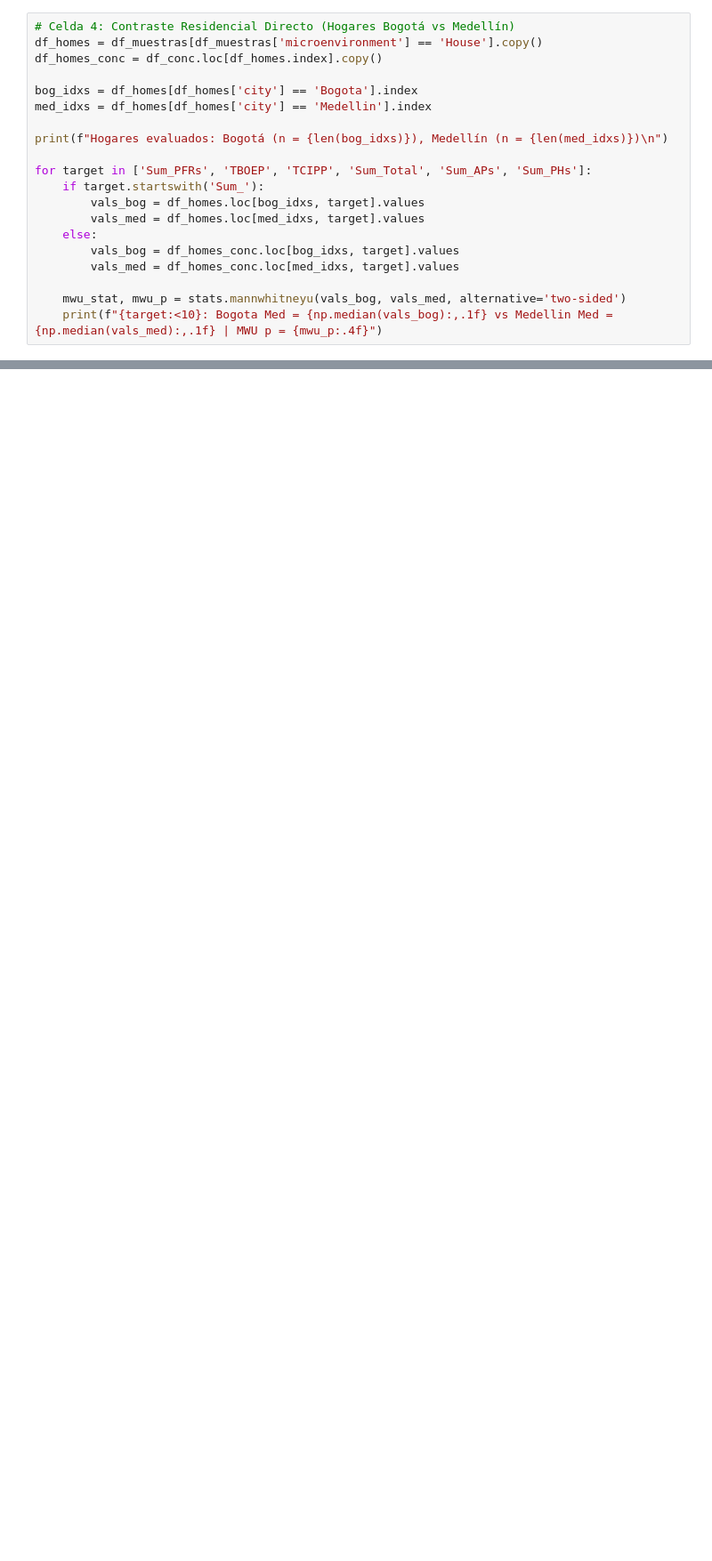
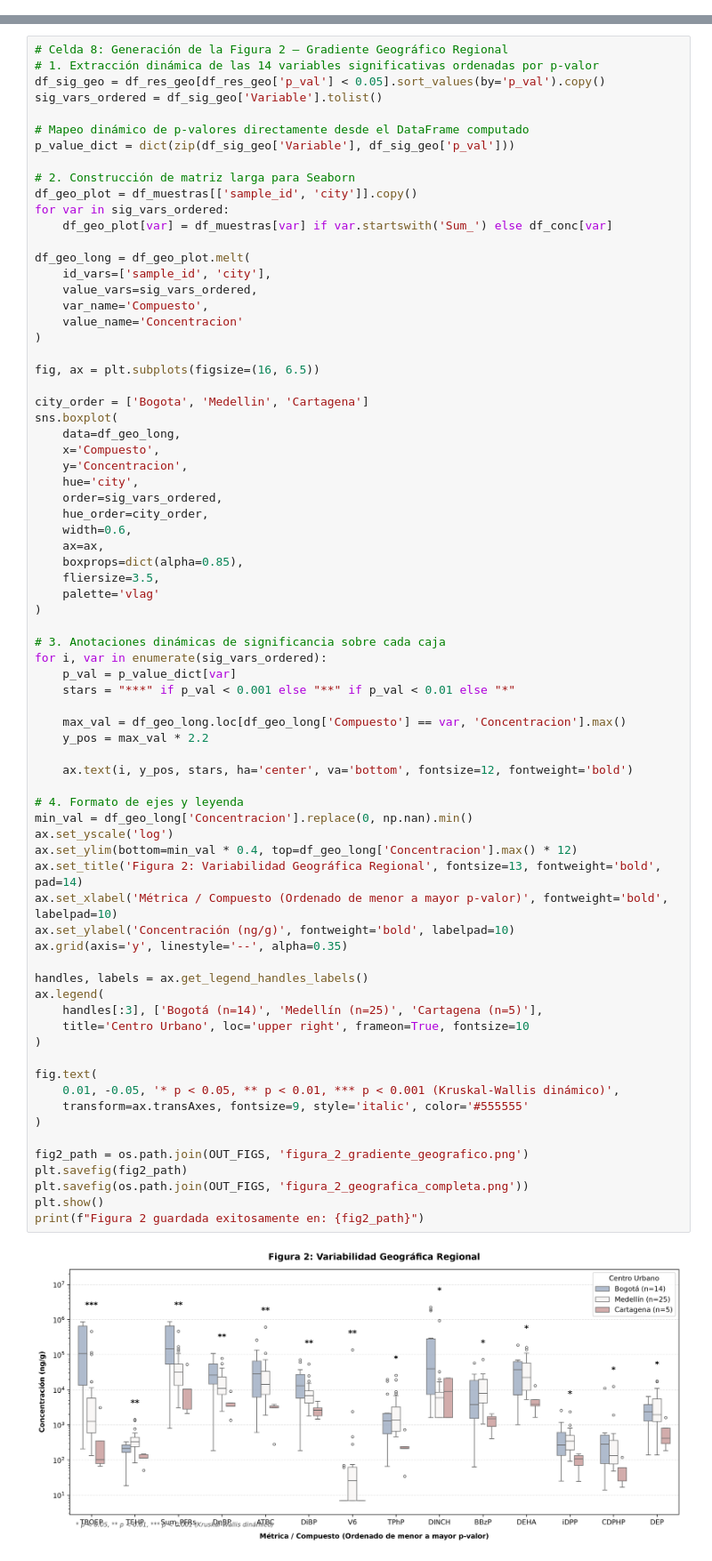
Before and after one commit to EddiazOS/LC_data_review, a Jupyter notebook: 05_Analisis_Reproducible/notebooks/02_nivel_2_variabilidad_espacial.ipynb, the cells around one changed output, grey strips where cells are left out. Shown at 89% size. Cells and saved outputs as stored; diff of their text form; blank space fills up the shorter version.

```diff
--- a/05_Analisis_Reproducible/notebooks/02_nivel_2_variabilidad_espacial.ipynb
+++ b/05_Analisis_Reproducible/notebooks/02_nivel_2_variabilidad_espacial.ipynb
@@ -81,20 +125,0 @@ for metric in ['Sum_Total', 'Sum_PHs', 'Sum_APs', 'Sum_PFRs']:
-# %%
-# Celda 4: Contraste Residencial Directo (Hogares Bogotá vs Medellín)
-df_homes = df_muestras[df_muestras['microenvironment'] == 'House'].copy()
-df_homes_conc = df_conc.loc[df_homes.index].copy()
-
-bog_idxs = df_homes[df_homes['city'] == 'Bogota'].index
-med_idxs = df_homes[df_homes['city'] == 'Medellin'].index
-
-print(f"Hogares evaluados: Bogotá (n = {len(bog_idxs)}), Medellín (n = {len(med_idxs)})\n")
-
-for target in ['Sum_PFRs', 'TBOEP', 'TCIPP', 'Sum_Total', 'Sum_APs', 'Sum_PHs']:
-    if target.startswith('Sum_'):
-        vals_bog = df_homes.loc[bog_idxs, target].values
-        vals_med = df_homes.loc[med_idxs, target].values
-    else:
-        vals_bog = df_homes_conc.loc[bog_idxs, target].values
-        vals_med = df_homes_conc.loc[med_idxs, target].values
-
-    mwu_stat, mwu_p = stats.mannwhitneyu(vals_bog, vals_med, alternative='two-sided')
-    print(f"{target:<10}: Bogota Med = {np.median(vals_bog):,.1f} vs Medellin Med = {np.median(vals_med):,.1f} | MWU p = {mwu_p:.4f}")
@@ -138,0 +676,75 @@ print(f"Figura 2 guardada en: {fig2_path}")
+# %%
+# Celda 8: Generación de la Figura 2 — Gradiente Geográfico Regional
+# 1. Extracción dinámica de las 14 variables significativas ordenadas por p-valor
+df_sig_geo = df_res_geo[df_res_geo['p_val'] < 0.05].sort_values(by='p_val').copy()
+sig_vars_ordered = df_sig_geo['Variable'].tolist()
+
+# Mapeo dinámico de p-valores directamente desde el DataFrame computado
+p_value_dict = dict(zip(df_sig_geo['Variable'], df_sig_geo['p_val']))
+
+# 2. Construcción de matriz larga para Seaborn
+df_geo_plot = df_muestras[['sample_id', 'city']].copy()
+for var in sig_vars_ordered:
+    df_geo_plot[var] = df_muestras[var] if var.startswith('Sum_') else df_conc[var]
+
+df_geo_long = df_geo_plot.melt(
+    id_vars=['sample_id', 'city'],
+    value_vars=sig_vars_ordered,
+    var_name='Compuesto',
+    value_name='Concentracion'
+)
+
+fig, ax = plt.subplots(figsize=(16, 6.5))
+
+city_order = ['Bogota', 'Medellin', 'Cartagena']
+sns.boxplot(
+    data=df_geo_long,
+    x='Compuesto',
+    y='Concentracion',
+    hue='city',
+    order=sig_vars_ordered,
+    hue_order=city_order,
+    width=0.6,
+    ax=ax,
+    boxprops=dict(alpha=0.85),
+    fliersize=3.5,
+    palette='vlag'
+)
+
+# 3. Anotaciones dinámicas de significancia sobre cada caja
+for i, var in enumerate(sig_vars_ordered):
+    p_val = p_value_dict[var]
+    stars = "***" if p_val < 0.001 else "**" if p_val < 0.01 else "*"
+
+    max_val = df_geo_long.loc[df_geo_long['Compuesto'] == var, 'Concentracion'].max()
+    y_pos = max_val * 2.2
+
+    ax.text(i, y_pos, stars, ha='center', va='bottom', fontsize=12, fontweight='bold')
+
+# 4. Formato de ejes y leyenda
+min_val = df_geo_long['Concentracion'].replace(0, np.nan).min()
+ax.set_yscale('log')
+ax.set_ylim(bottom=min_val * 0.4, top=df_geo_long['Concentracion'].max() * 12)
+ax.set_title('Figura 2: Variabilidad Geográfica Regional', fontsize=13, fontweight='bold', pad=14)
+ax.set_xlabel('Métrica / Compuesto (Ordenado de menor a mayor p-valor)', fontweight='bold', labelpad=10)
+ax.set_ylabel('Concentración (ng/g)', fontweight='bold', labelpad=10)
+ax.grid(axis='y', linestyle='--', alpha=0.35)
+
+handles, labels = ax.get_legend_handles_labels()
+ax.legend(
+    handles[:3], ['Bogotá (n=14)', 'Medellín (n=25)', 'Cartagena (n=5)'],
+    title='Centro Urbano', loc='upper right', frameon=True, fontsize=10
+)
+
+fig.text(
+    0.01, -0.05, '* p < 0.05, ** p < 0.01, *** p < 0.001 (Kruskal-Wallis dinámico)',
+    transform=ax.transAxes, fontsize=9, style='italic', color='#555555'
+)
+
+fig2_path = os.path.join(OUT_FIGS, 'figura_2_gradiente_geografico.png')
+plt.savefig(fig2_path)
+plt.savefig(os.path.join(OUT_FIGS, 'figura_2_geografica_completa.png'))
+plt.show()
+print(f"Figura 2 guardada exitosamente en: {fig2_path}")
+# %% [output]
+[figure, added]
```
Also changed, not shown: parts of 19 cells of this notebook, 30 other files.
